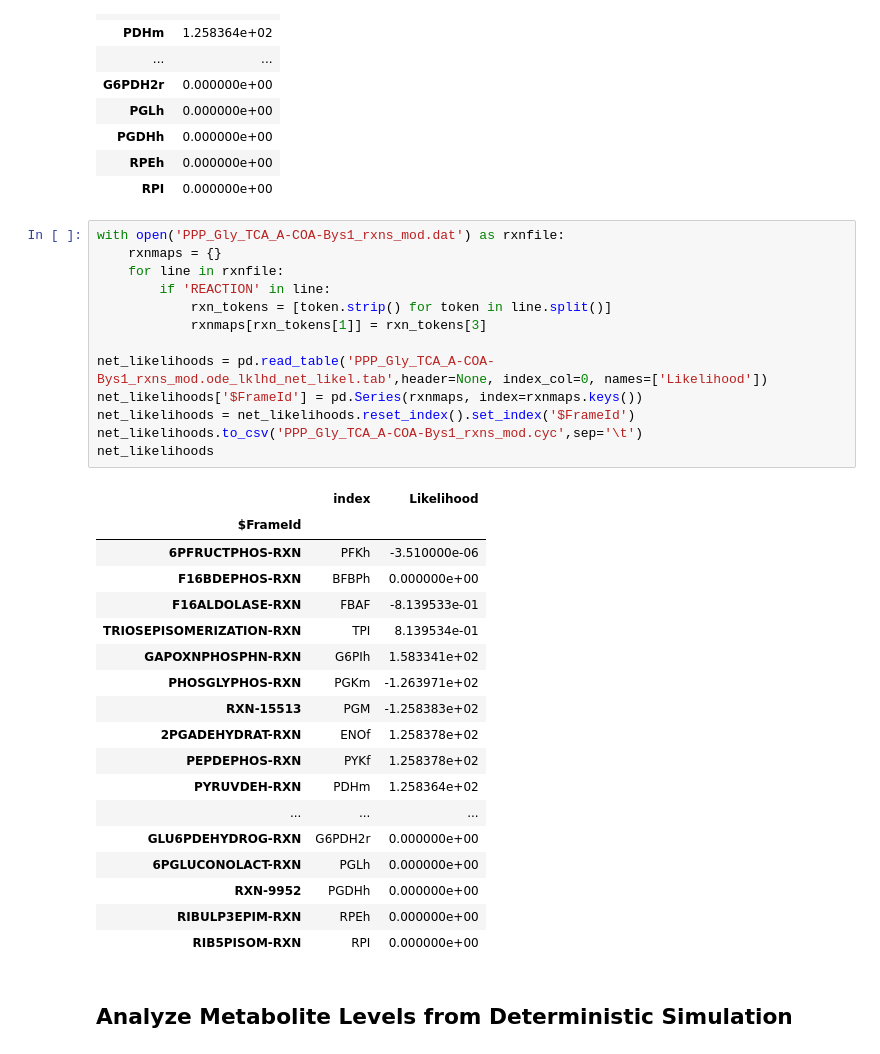
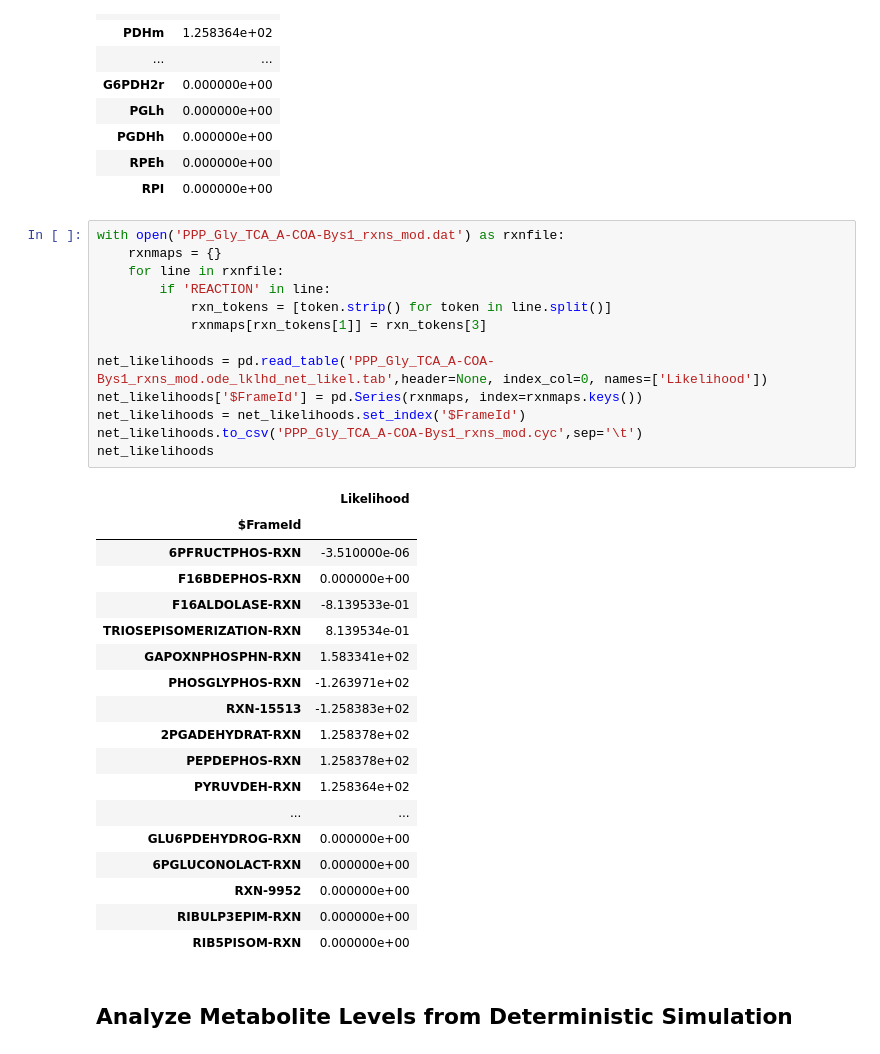
Before and after one commit to nkkchem/Otauri_model, a Jupyter notebook: Ost_PPP_Gly_TCA_v1.ipynb, the cells around one changed output. Cells and saved outputs as stored; diff of their text form.

```diff
--- a/Ost_PPP_Gly_TCA_v1.ipynb
+++ b/Ost_PPP_Gly_TCA_v1.ipynb
@@ -577,35 +577,35 @@ net_likelihoods
 # %%
 with open('PPP_Gly_TCA_A-COA-Bys1_rxns_mod.dat') as rxnfile:
     rxnmaps = {}
     for line in rxnfile:
         if 'REACTION' in line:
             rxn_tokens = [token.strip() for token in line.split()]
             rxnmaps[rxn_tokens[1]] = rxn_tokens[3]
 
 net_likelihoods = pd.read_table('PPP_Gly_TCA_A-COA-Bys1_rxns_mod.ode_lklhd_net_likel.tab',header=None, index_col=0, names=['Likelihood'])
 net_likelihoods['$FrameId'] = pd.Series(rxnmaps, index=rxnmaps.keys())
-net_likelihoods = net_likelihoods.reset_index().set_index('$FrameId')
+net_likelihoods = net_likelihoods.set_index('$FrameId')
 net_likelihoods.to_csv('PPP_Gly_TCA_A-COA-Bys1_rxns_mod.cyc',sep='\t')
 net_likelihoods
 # %% [output]
-|  | index | Likelihood |
-| $FrameId |  |  |
-| 6PFRUCTPHOS-RXN | PFKh | -3.510000e-06 |
-| F16BDEPHOS-RXN | BFBPh | 0.000000e+00 |
-| F16ALDOLASE-RXN | FBAF | -8.139533e-01 |
-| TRIOSEPISOMERIZATION-RXN | TPI | 8.139534e-01 |
-| GAPOXNPHOSPHN-RXN | G6PIh | 1.583341e+02 |
-| PHOSGLYPHOS-RXN | PGKm | -1.263971e+02 |
-| RXN-15513 | PGM | -1.258383e+02 |
-| 2PGADEHYDRAT-RXN | ENOf | 1.258378e+02 |
-| PEPDEPHOS-RXN | PYKf | 1.258378e+02 |
-| PYRUVDEH-RXN | PDHm | 1.258364e+02 |
-| ... | ... | ... |
-| GLU6PDEHYDROG-RXN | G6PDH2r | 0.000000e+00 |
-| 6PGLUCONOLACT-RXN | PGLh | 0.000000e+00 |
-| RXN-9952 | PGDHh | 0.000000e+00 |
-| RIBULP3EPIM-RXN | RPEh | 0.000000e+00 |
-| RIB5PISOM-RXN | RPI | 0.000000e+00 |
+|  | Likelihood |
+| $FrameId |  |
+| 6PFRUCTPHOS-RXN | -3.510000e-06 |
+| F16BDEPHOS-RXN | 0.000000e+00 |
+| F16ALDOLASE-RXN | -8.139533e-01 |
+| TRIOSEPISOMERIZATION-RXN | 8.139534e-01 |
+| GAPOXNPHOSPHN-RXN | 1.583341e+02 |
+| PHOSGLYPHOS-RXN | -1.263971e+02 |
+| RXN-15513 | -1.258383e+02 |
+| 2PGADEHYDRAT-RXN | 1.258378e+02 |
+| PEPDEPHOS-RXN | 1.258378e+02 |
+| PYRUVDEH-RXN | 1.258364e+02 |
+| ... | ... |
+| GLU6PDEHYDROG-RXN | 0.000000e+00 |
+| 6PGLUCONOLACT-RXN | 0.000000e+00 |
+| RXN-9952 | 0.000000e+00 |
+| RIBULP3EPIM-RXN | 0.000000e+00 |
+| RIB5PISOM-RXN | 0.000000e+00 |
 # %% [markdown]
 ## Analyze Metabolite Levels from Deterministic Simulation
 # %%
```
Also changed, not shown: 2 other files.
